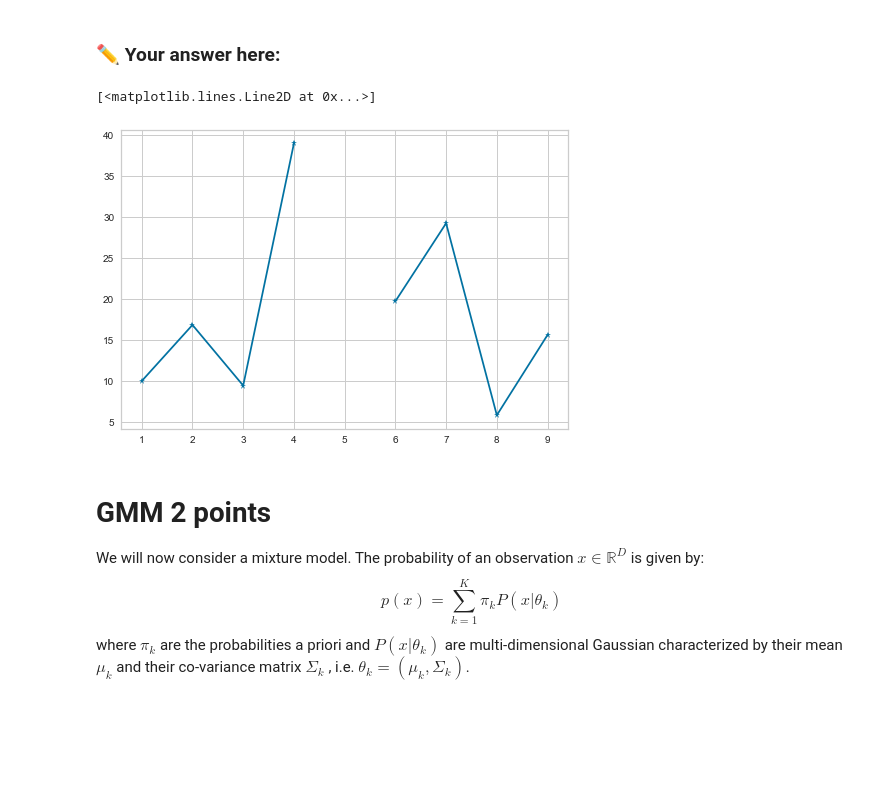
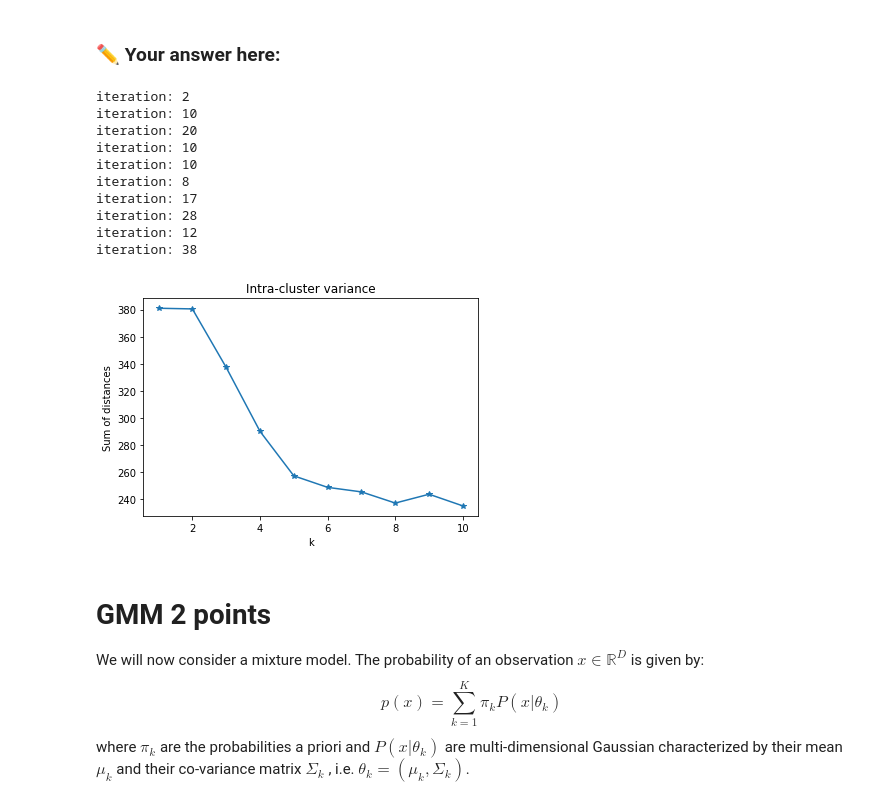
Before and after one commit to AxelEiman/AMLI, a Jupyter notebook: Hw4.ipynb, the cells around one changed output. Drawn from its saved outputs; the diff is of its cells as text; code cells hidden in the pictures; blank space fills up the shorter version.

```diff
--- a/Hw4.ipynb
+++ b/Hw4.ipynb
@@ -312,31 +221,57 @@ In this exercise you will run your $k$-means algorithm implementation on the dat
     * Do the clusters make sense?
 # %% [markdown]
 ### ✏️ Your answer here:
-# %%
-for k in range(1, 10):
-    n_of_clusters = k
-    centroids = dict()
-    for i in range(n_of_clusters):
-        # Not sure if this is the best random function to use but seemed the most intuitive
-        r1 = np.random.uniform(min(movies_data[param1]), max(movies_data[param1]))
-        r2 = np.random.uniform(min(movies_data[param2]), max(movies_data[param2]))
-        centroids[i] = [r1, r2]
-
-    clusters = initialize_clusters(k)
-
-    for _ in range(3):
-        clusters = update_clusters(params1, params2, centroids, n_of_clusters)
-        centroids = update_centroids(clusters, centroids, n_of_clusters)
-
-    Ws = []
-    for i in range(n_of_clusters):
-        W_k = 1/np.linalg.norm(clusters[i])*np.sum((np.array(clusters[i]) - np.array(centroids[i]))**2)
-        Ws.append(W_k)
-
-plt.plot(list(range(1, len(Ws)+1)), Ws, '-*')
-# %% [output]
-[<matplotlib.lines.Line2D at 0x...>]
-[figure, removed]
+# %%
+Ws = []
+for k in range(1, 11):
+    n_of_clusters = k
+    centroids = initialize_centroids(params1, params2, n_of_clusters)
+    clusters = initialize_clusters(params1, params2, n_of_clusters, centroids)
+
+    keep_going = True
+    iterations = 0
+    while keep_going:
+        iterations += 1
+        clusters = update_clusters(params1, params2, n_of_clusters, centroids)
+        new_centroids = update_centroids(n_of_clusters, clusters)
+
+        euc_dist = []
+        for i in range(n_of_clusters):
+            dist = np.sqrt((centroids[i,0]-new_centroids[i,0])**2+(centroids[i,1]-new_centroids[i,1])**2)
+            euc_dist.append(dist)
+
+        sum_distances = np.sum(euc_dist)
+        if sum_distances <= 0.0:
+            print(f'iteration: {iterations}')
+            keep_going = False
+
+
+        centroids = new_centroids
+
+
+
+    W_k = 0
+    for i in range(n_of_clusters):
+        W_k += 1/len(clusters[i])*np.sum((np.array(clusters[i]) - np.array(centroids[i]))**2)
+    Ws.append(W_k)
+
+plt.plot(list(range(1, len(Ws)+1)), Ws, '-*')
+plt.title(f'Intra-cluster variance')
+plt.xlabel('k')
+plt.ylabel('Sum of distances')
+plt.show()
+# %% [output]
+iteration: 2
+iteration: 10
+iteration: 20
+iteration: 10
+iteration: 10
+iteration: 8
+iteration: 17
+iteration: 28
+iteration: 12
+iteration: 38
+[figure, added]
 # %% [markdown]
 # GMM **2 points**
 
```
Also changed, not shown: parts of 6 cells of this notebook.
